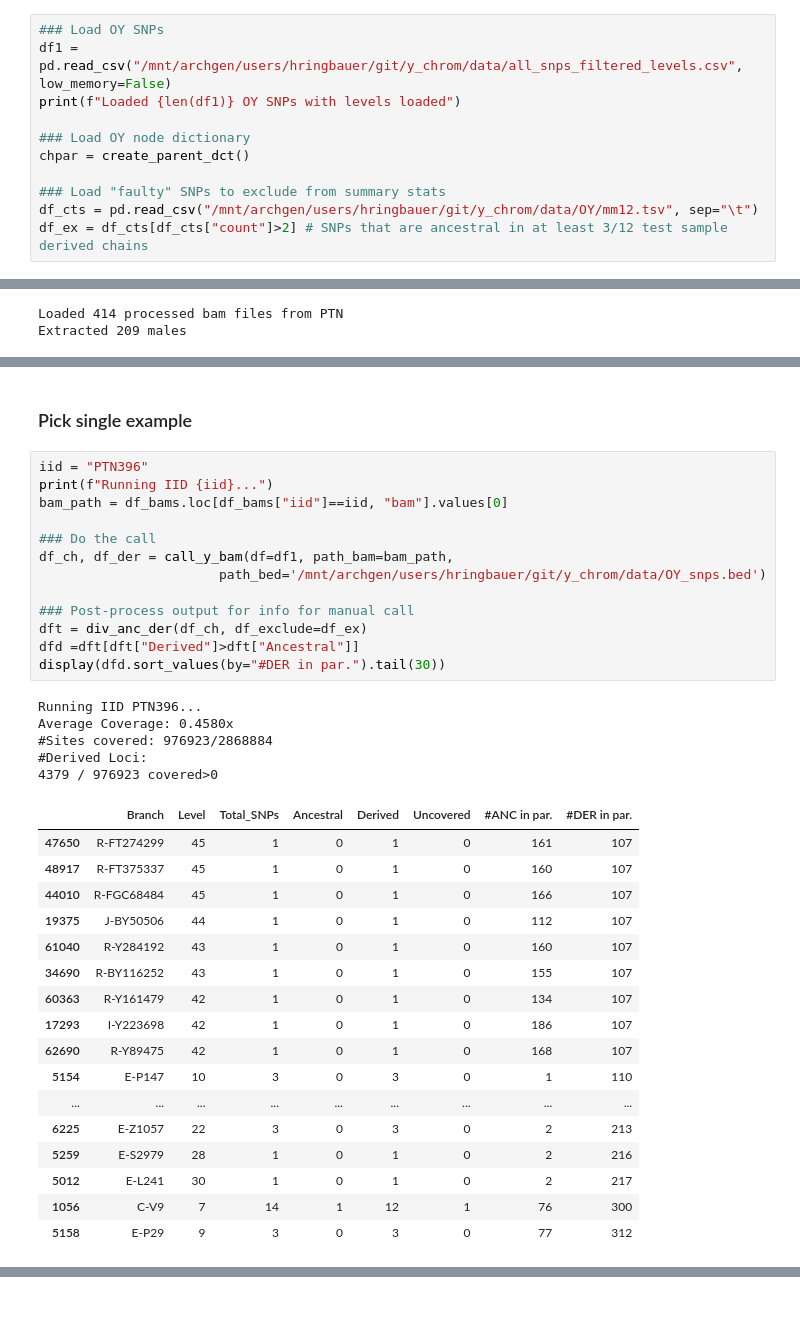
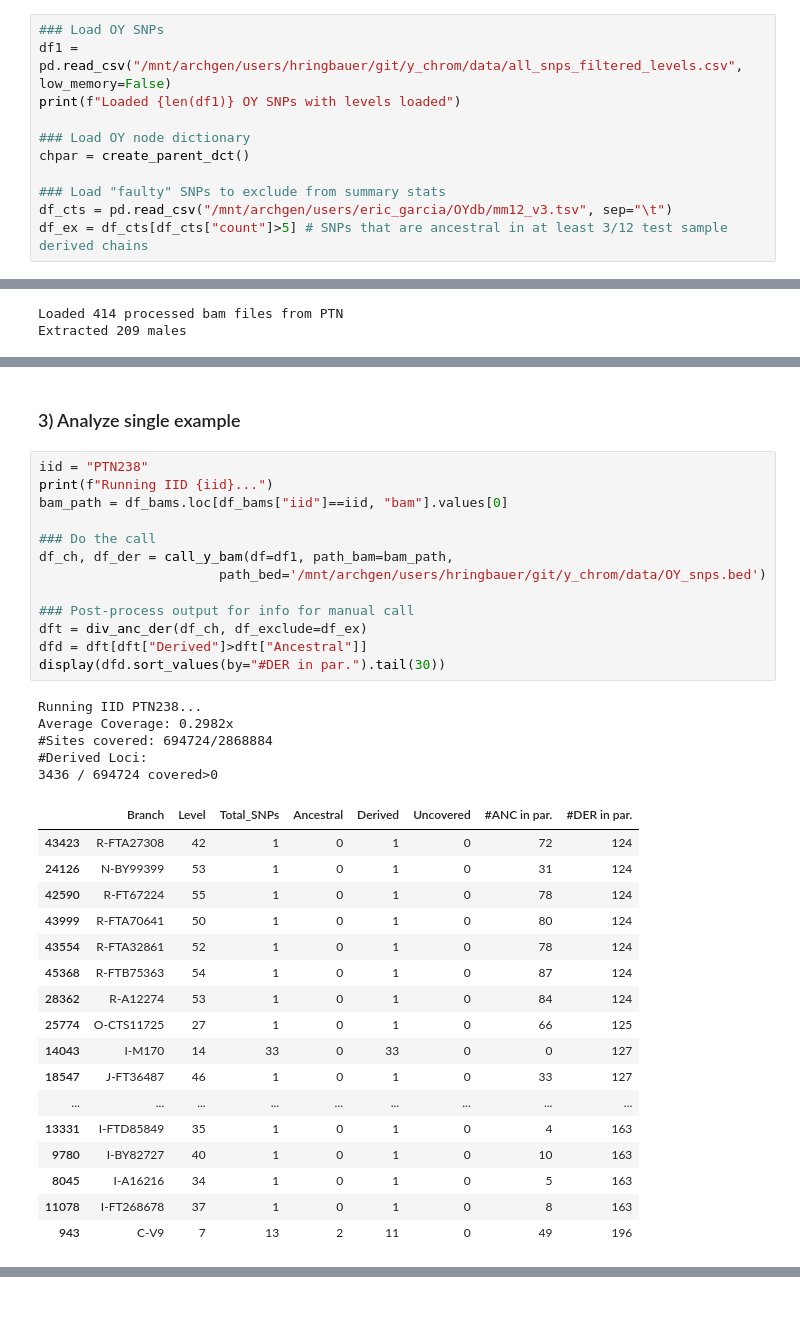
Before and after one commit to hringbauer/y_chrom, a Jupyter notebook: notebooks/clean_OY/consistent_errors.ipynb, the cells around one changed output, grey strips where cells are left out. Cells and saved outputs as stored; diff of their text form.

```diff
--- a/notebooks/clean_OY/consistent_errors.ipynb
+++ b/notebooks/clean_OY/consistent_errors.ipynb
@@ -58,7 +58,7 @@ print(f"Loaded {len(df1)} OY SNPs with levels loaded")
 chpar = create_parent_dct()
 
 ### Load "faulty" SNPs to exclude from summary stats
-df_cts = pd.read_csv("/mnt/archgen/users/hringbauer/git/y_chrom/data/OY/mm12.tsv", sep="\t")
-df_ex = df_cts[df_cts["count"]>2] # SNPs that are ancestral in at least 3/12 test sample derived chains
+df_cts = pd.read_csv("/mnt/archgen/users/eric_garcia/OYdb/mm12_v3.tsv", sep="\t")
+df_ex = df_cts[df_cts["count"]>5] # SNPs that are ancestral in at least 3/12 test sample derived chains
 # %% [output]
 Loaded 2868884 OY SNPs with levels loaded
@@ -355,39 +344,39 @@ Name: iid, dtype: object
 # %% [markdown]
-### Pick single example
+### 3) Analyze single example
 # %%
-iid = "PTN396"
+iid = "PTN238"
 print(f"Running IID {iid}...")
 bam_path = df_bams.loc[df_bams["iid"]==iid, "bam"].values[0]
 
 ### Do the call
 df_ch, df_der = call_y_bam(df=df1, path_bam=bam_path,
                        path_bed='/mnt/archgen/users/hringbauer/git/y_chrom/data/OY_snps.bed')
 
 ### Post-process output for info for manual call
 dft = div_anc_der(df_ch, df_exclude=df_ex)
-dfd =dft[dft["Derived"]>dft["Ancestral"]]
+dfd = dft[dft["Derived"]>dft["Ancestral"]]
 display(dfd.sort_values(by="#DER in par.").tail(30))
 # %% [output]
-Running IID PTN396...
-Average Coverage: 0.4580x
-#Sites covered: 976923/2868884
+Running IID PTN238...
+Average Coverage: 0.2982x
+#Sites covered: 694724/2868884
 #Derived Loci:
-4379 / 976923 covered>0
+3436 / 694724 covered>0
 |  | Branch | Level | Total_SNPs | Ancestral | Derived | Uncovered | #ANC in par. | #DER in par. |
-| 47650 | R-FT274299 | 45 | 1 | 0 | 1 | 0 | 161 | 107 |
-| 48917 | R-FT375337 | 45 | 1 | 0 | 1 | 0 | 160 | 107 |
-| 44010 | R-FGC68484 | 45 | 1 | 0 | 1 | 0 | 166 | 107 |
-| 19375 | J-BY50506 | 44 | 1 | 0 | 1 | 0 | 112 | 107 |
-| 61040 | R-Y284192 | 43 | 1 | 0 | 1 | 0 | 160 | 107 |
-| 34690 | R-BY116252 | 43 | 1 | 0 | 1 | 0 | 155 | 107 |
-| 60363 | R-Y161479 | 42 | 1 | 0 | 1 | 0 | 134 | 107 |
-| 17293 | I-Y223698 | 42 | 1 | 0 | 1 | 0 | 186 | 107 |
-| 62690 | R-Y89475 | 42 | 1 | 0 | 1 | 0 | 168 | 107 |
-| 5154 | E-P147 | 10 | 3 | 0 | 3 | 0 | 1 | 110 |
+| 43423 | R-FTA27308 | 42 | 1 | 0 | 1 | 0 | 72 | 124 |
+| 24126 | N-BY99399 | 53 | 1 | 0 | 1 | 0 | 31 | 124 |
+| 42590 | R-FT67224 | 55 | 1 | 0 | 1 | 0 | 78 | 124 |
+| 43999 | R-FTA70641 | 50 | 1 | 0 | 1 | 0 | 80 | 124 |
+| 43554 | R-FTA32861 | 52 | 1 | 0 | 1 | 0 | 78 | 124 |
+| 45368 | R-FTB75363 | 54 | 1 | 0 | 1 | 0 | 87 | 124 |
+| 28362 | R-A12274 | 53 | 1 | 0 | 1 | 0 | 84 | 124 |
+| 25774 | O-CTS11725 | 27 | 1 | 0 | 1 | 0 | 66 | 125 |
+| 14043 | I-M170 | 14 | 33 | 0 | 33 | 0 | 0 | 127 |
+| 18547 | J-FT36487 | 46 | 1 | 0 | 1 | 0 | 33 | 127 |
 | ... | ... | ... | ... | ... | ... | ... | ... | ... |
-| 6225 | E-Z1057 | 22 | 3 | 0 | 3 | 0 | 2 | 213 |
-| 5259 | E-S2979 | 28 | 1 | 0 | 1 | 0 | 2 | 216 |
-| 5012 | E-L241 | 30 | 1 | 0 | 1 | 0 | 2 | 217 |
-| 1056 | C-V9 | 7 | 14 | 1 | 12 | 1 | 76 | 300 |
-| 5158 | E-P29 | 9 | 3 | 0 | 3 | 0 | 77 | 312 |
+| 13331 | I-FTD85849 | 35 | 1 | 0 | 1 | 0 | 4 | 163 |
+| 9780 | I-BY82727 | 40 | 1 | 0 | 1 | 0 | 10 | 163 |
+| 8045 | I-A16216 | 34 | 1 | 0 | 1 | 0 | 5 | 163 |
+| 11078 | I-FT268678 | 37 | 1 | 0 | 1 | 0 | 8 | 163 |
+| 943 | C-V9 | 7 | 13 | 2 | 11 | 0 | 49 | 196 |
 # %%
```
Also changed, not shown: parts of 21 cells of this notebook.
